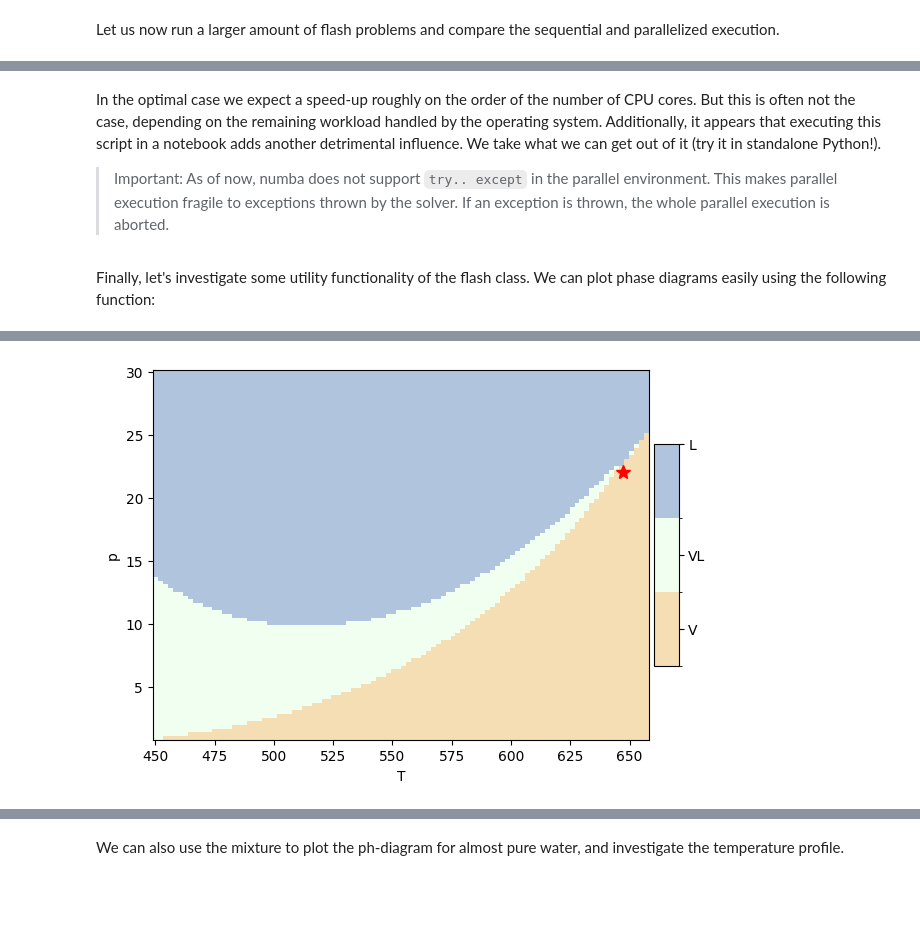
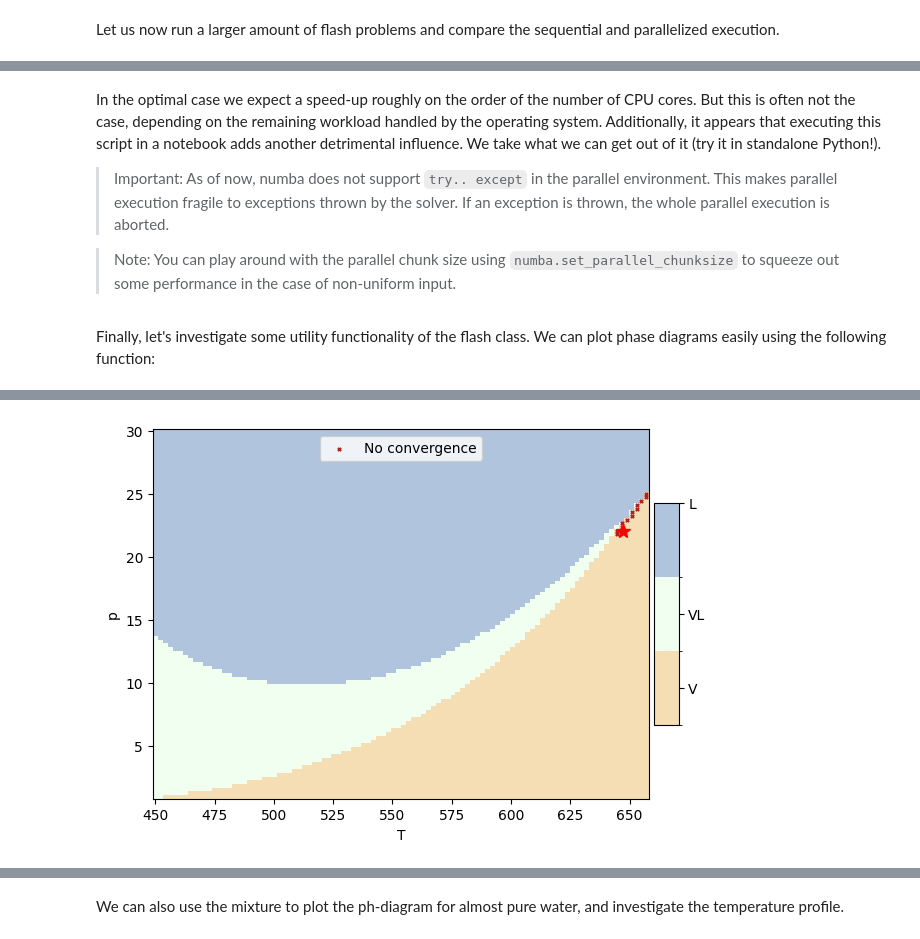
Before and after one commit to pmgbergen/porepy, a Jupyter notebook: tutorials/flash.ipynb, the cells around one changed output, grey strips where cells are left out. Saved outputs shown, nothing was run; the diff lists cells and outputs as text; code cells hidden in the pictures; blank space fills up the shorter version.

Commit message:
FIX: Stabilize pT flash.

```diff
--- a/tutorials/flash.ipynb
+++ b/tutorials/flash.ipynb
@@ -282,14 +282,14 @@ params = {
     "solver": "npipm",
     "mode": "sequential",
     "gen_arg_params": [1e-4],
-    "phase_property_params": [0.0],
+    "phase_property_params": [0.0, 0.0],
     "solver_params": {
         "max_iterations": 100,
         "tolerance": 1e-7,
         "npipm_u1": 10.0,
         "npipm_u2": 10.0,
         "armijo_rho": 0.99,
-        "npipm_appleyard_chop": 0.3,
+        "appleyard_chop": 0.3,
     },
 }
 
@@ -365,11 +365,10 @@ Let us now run a larger amount of flash problems and compare the sequential and
 import time, multiprocessing
 
 N = 100000
-p = np.linspace(1e6, h2o.critical_pressure - 1e6, N)
-T = np.linspace(450.0, h2o.critical_temperature - 10.0, N)
+p = np.ones(N) * 5e6
+T = np.ones(N) * 500.0
 z = [0.99, 0.01]
 
-params["solver_params"]["armijo_max_iterations"] = 50
 params["mode"] = "sequential"
 start_seq = time.time()
 results_seq = flash1.flash(
@@ -415,6 +414,9 @@ We take what we can get out of it (try it in standalone Python!).
 >    As of now, numba does not support ``try.. except`` in the parallel environment.
 >    This makes parallel execution fragile to exceptions thrown by the solver.
 >    If an exception is thrown, the whole parallel execution is aborted.
+
+> Note:
+>   You can play around with the parallel chunk size using `numba.set_parallel_chunksize` to squeeze out some performance in the case of non-uniform input.
 # %% [markdown]
 Finally, let's investigate some utility functionality of the flash class.
 We can plot phase diagrams easily using the following function:
@@ -429,14 +431,16 @@ params["solver_params"]["armijo_kappa"] = 0.4
 params["solver_params"]["npipm_u1"] = 1.0
 params["solver_params"]["npipm_u2"] = 10.0
 params["solver_params"]["tolerance"] = 1e-8
-params["solver_params"]["npipm_appleyard_chop"] = 0.0
-params["gen_arg_params"] = [1e-4, 1e-3]
+params["solver_params"]["appleyard_chop"] = 0.0
+params["gen_arg_params"] = [1e-4, 1e-8]
 
-fr_pT = flash1.plot_phase_diagram(
+z = [0.99, 0.01]
+
+fig_pT, result_pT = flash1.plot_phase_diagram(
     pf.FlashSpec.pT,
     p,
     T,
-    [0.99, 0.01],
+    z,
     "phasesplit",
     params=params,
     ytransform=lambda y: y / 1e6,  # Convert Pa to MPa
@@ -445,22 +449,22 @@ fr_pT = flash1.plot_phase_diagram(
 )
 
 # Fetch axes and mark the critical point of water.
-ax = fr_pT[0].axes[0]
+ax = fig_pT.axes[0]
 ax.plot(h2o.critical_temperature, h2o.critical_pressure / 1e6, "*r", markersize=10)
 
-not_converged = ~fr_pT[1].converged
+not_converged = ~result_pT.converged
 if np.any(not_converged):
     NN = int(N**2)
     report = [
         (p_, T_, e)
         for p_, T_, e in zip(
-            fr_pT[1].p[not_converged],
-            fr_pT[1].T[not_converged],
-            fr_pT[1].exitcode[not_converged],
+            result_pT.p[not_converged],
+            result_pT.T[not_converged],
+            result_pT.exitcode[not_converged],
         )
     ]
     print(f"Not converged: {not_converged.sum()} / {NN}")
-    print(f"Maximum number of iterations reached: {fr_pT[1].max_iter_reached.sum()} / {NN}")
-    print(f"Diverged/ Failure: {(fr_pT[1].exitcode >= 2).sum()} / {NN}")
+    print(f"Maximum iterations reached: {result_pT.max_iter_reached.sum()} / {NN}")
+    print(f"Diverged/ Failure: {(result_pT.exitcode >= 2).sum()} / {NN}")
     print(report)
 # %% [output]
@@ -474 +478 @@ Diverged/ Failure: 0 / 10000
-[figure, old version]
+[figure, new version]
```
Also changed, not shown: parts of 15 cells of this notebook, 5 other files.
